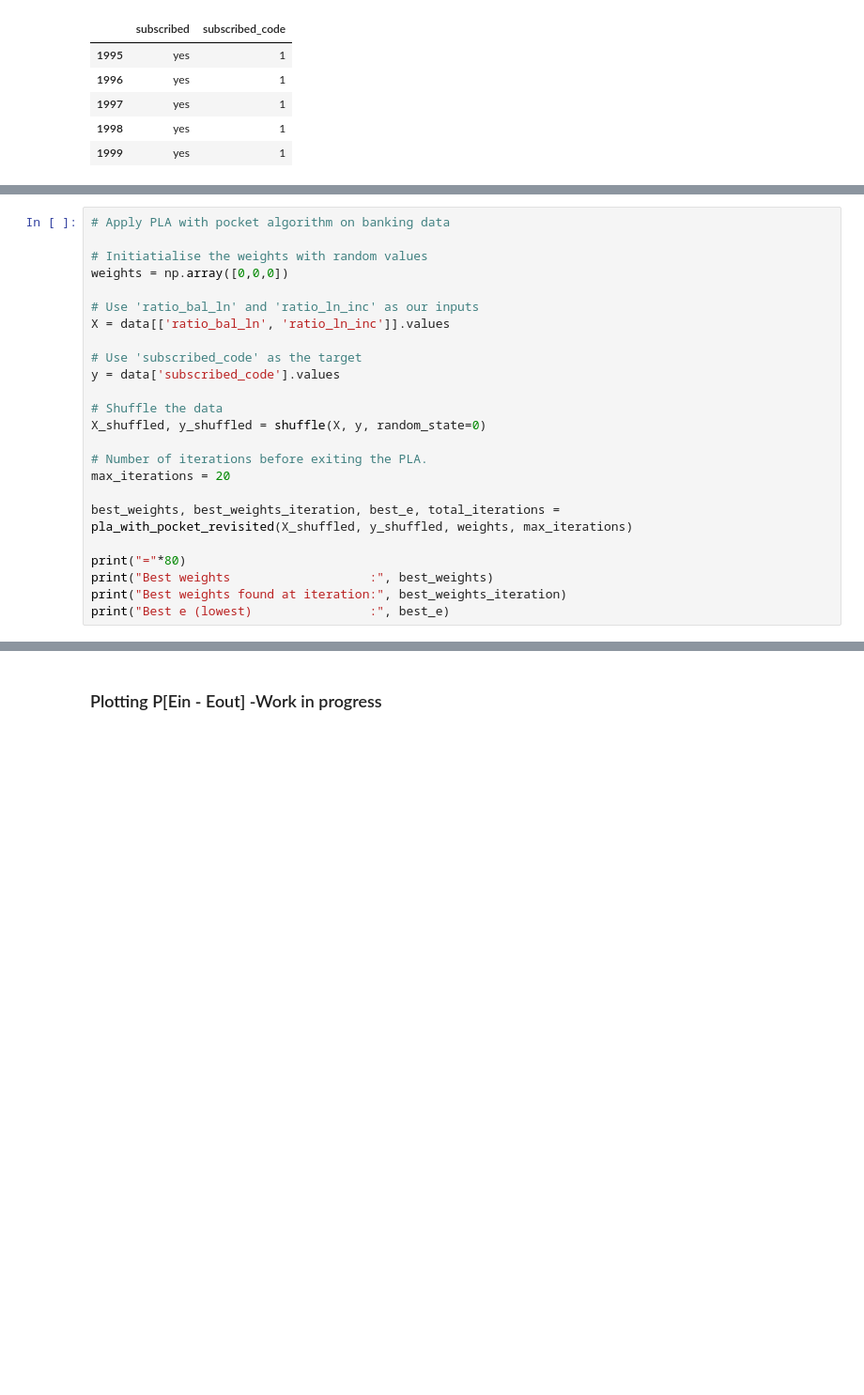
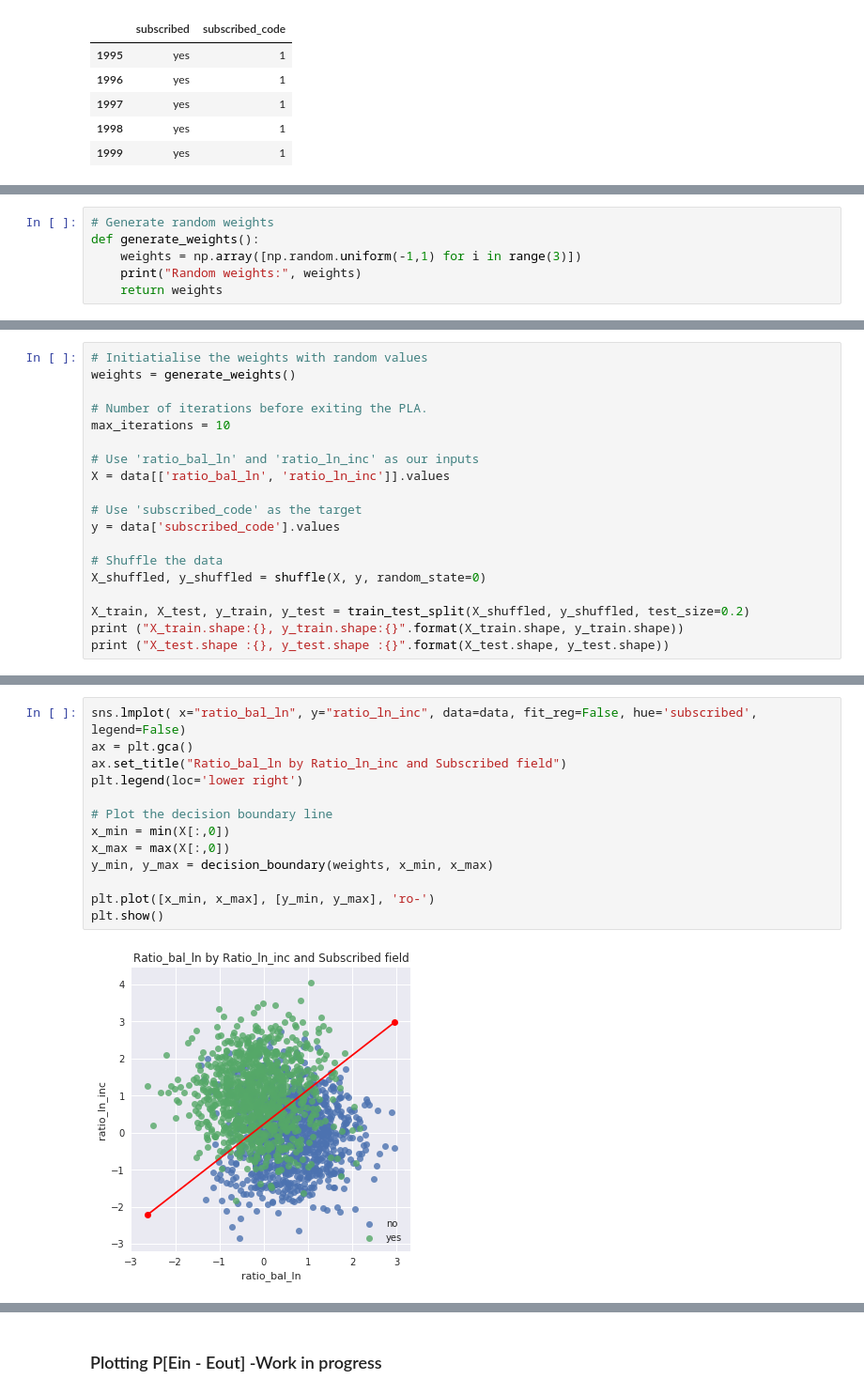
Before and after one commit to vipulpopat/MSCAI_Sem1_Etivity1, a Jupyter notebook: Etivity1.ipynb, the cells around one changed output, grey strips where cells are left out. Shown at 94% size. Saved outputs shown, nothing was run; the diff lists cells and outputs as text; blank space fills up the shorter version.

```diff
--- a/Etivity1.ipynb
+++ b/Etivity1.ipynb
@@ -521,0 +529,6 @@ I note that the values used for initializing the weights have an impact on the n
+# %%
+# Generate random weights
+def generate_weights():
+    weights = np.array([np.random.uniform(-1,1) for i in range(3)])
+    print("Random weights:", weights)
+    return weights
@@ -522,8 +541,9 @@ I note that the values used for initializing the weights have an impact on the n
 # %%
-# Apply PLA with pocket algorithm on banking data
+# Initiatialise the weights with random values
+weights = generate_weights()
 
-# Initiatialise the weights with random values
-weights = np.array([0,0,0])
+# Number of iterations before exiting the PLA.
+max_iterations = 10
 
 # Use 'ratio_bal_ln' and 'ratio_ln_inc' as our inputs
 X = data[['ratio_bal_ln', 'ratio_ln_inc']].values
@@ -534,13 +554,7 @@ y = data['subscribed_code'].values
 # Shuffle the data
 X_shuffled, y_shuffled = shuffle(X, y, random_state=0)
 
-# Number of iterations before exiting the PLA.
-max_iterations = 20
-
-best_weights, best_weights_iteration, best_e, total_iterations = pla_with_pocket_revisited(X_shuffled, y_shuffled, weights, max_iterations)
-
-print("="*80)
-print("Best weights                   :", best_weights)
-print("Best weights found at iteration:", best_weights_iteration)
-print("Best e (lowest)                :", best_e)
+X_train, X_test, y_train, y_test = train_test_split(X_shuffled, y_shuffled, test_size=0.2)
+print ("X_train.shape:{}, y_train.shape:{}".format(X_train.shape, y_train.shape))
+print ("X_test.shape :{}, y_test.shape :{}".format(X_test.shape, y_test.shape))
 # %% [output]
@@ -563,0 +604,15 @@ Best e (lowest)                : 0.2165
+# %%
+sns.lmplot( x="ratio_bal_ln", y="ratio_ln_inc", data=data, fit_reg=False, hue='subscribed', legend=False)
+ax = plt.gca()
+ax.set_title("Ratio_bal_ln by Ratio_ln_inc and Subscribed field")
+plt.legend(loc='lower right')
+
+# Plot the decision boundary line
+x_min = min(X[:,0])
+x_max = max(X[:,0])
+y_min, y_max = decision_boundary(weights, x_min, x_max)
+
+plt.plot([x_min, x_max], [y_min, y_max], 'ro-')
+plt.show()
+# %% [output]
+[figure, added]
```
Also changed, not shown: parts of 62 cells of this notebook.
